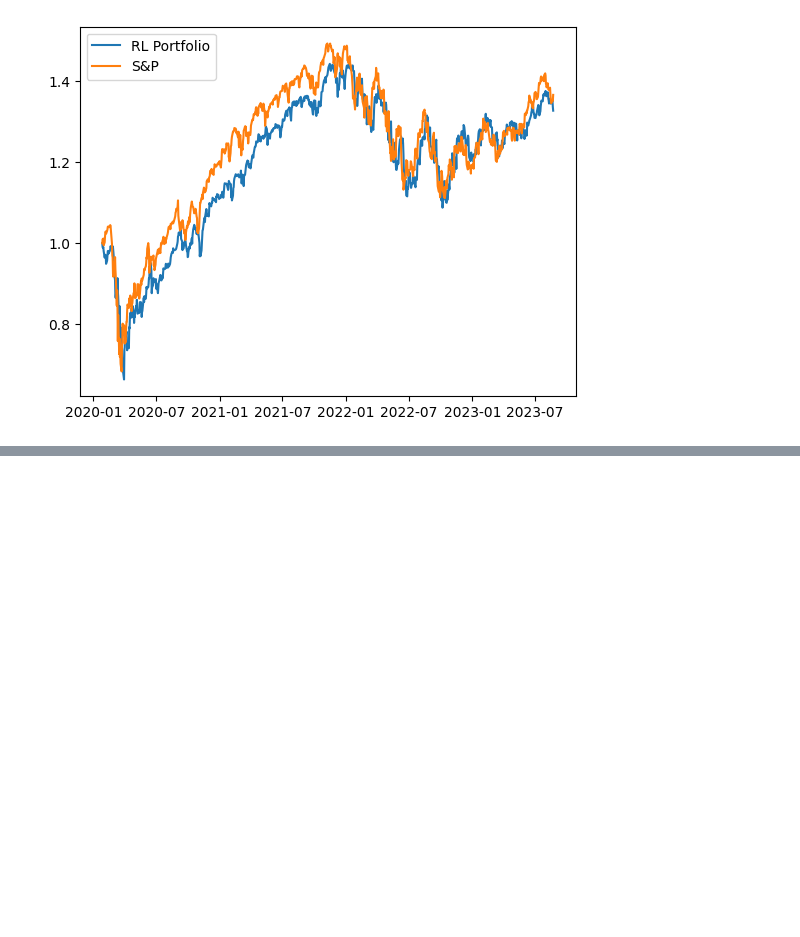
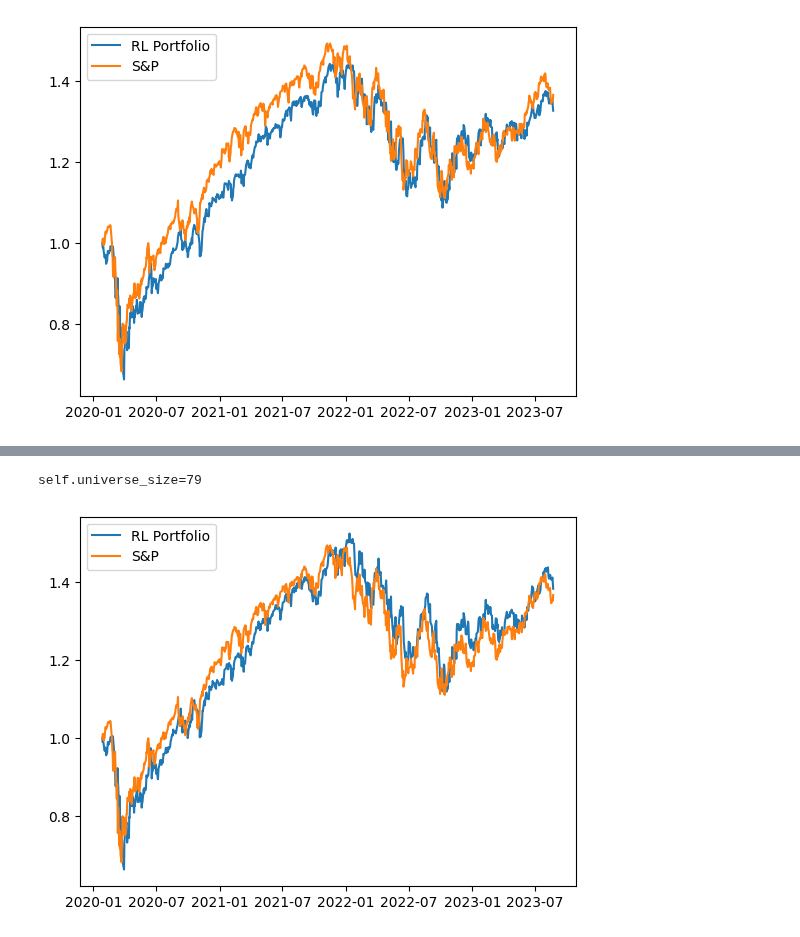
Before and after one commit to bufn403/portfolio-rl, a Jupyter notebook: most-basic sec.ipynb, the cells around one changed output, grey strips where cells are left out. Cells and saved outputs as stored; diff of their text form; code cells hidden in the pictures; blank space fills up the shorter version.

```diff
--- a/most-basic sec.ipynb
+++ b/most-basic sec.ipynb
@@ -384 +468,47 @@ array([-1.,  1., -1., -1., -1.])
+# %%
+env = PortfolioEnvWithTCost(
+    dm=TestDataManager(),
+    # dm=TrainDataManager(),
+    rm=ProfitReward(),
+    cp=0.01,#0.10/365,
+    cs=0.01,#0.10/365
+)
+# env = make_vec_env(PortfolioEnvWithTCost, n_envs=1, env_kwargs={
+#     'dm': TestDataManager(),
+#     'rm': DifferentialSharpeRatioReward(),
+#     'cp': 0.10/365,
+#     'cs': 0.10/365
+# })
+obs, _ = env.reset()
+
+port_val = [1.0]
+snp_val = [1.0]
+actions = []
+ys = []
+times_arr = [env.dm.times[env.t+15]]
+mus = []
+
+for i in range(900):
+    action, _ = model.predict(obs, deterministic=True)
+    actions.append(action)
+    # print(f"external {action=}")
+    obs, rewards, terminated, truncated, info = env.step(action)
+    ys.append(env.y)
+    mus.append(env.mu)
+    times_arr.append(env.dm.times[env.t+15])
+    port_val.append(info['port_val'])
+    snp_val.append(snp_val[-1] * (1 + env.dm.idx_df[env.dm.idx_df.index == env.dm.times[env.t+15]].vwretd.values[0]))
+    if terminated:
+        break
+# %% [output]
+self.universe_size=79
+# %%
+# std=0.03
+plt.plot(times_arr, np.array(port_val), label='RL Portfolio')
+plt.plot(times_arr, np.array(snp_val), label='S&P')
+# plt.yscale('log')
+plt.legend()
+plt.show()
+# %% [output]
+[figure, added]
 # %%
```
Also changed, not shown: parts of 7 cells of this notebook, 1 other file.
